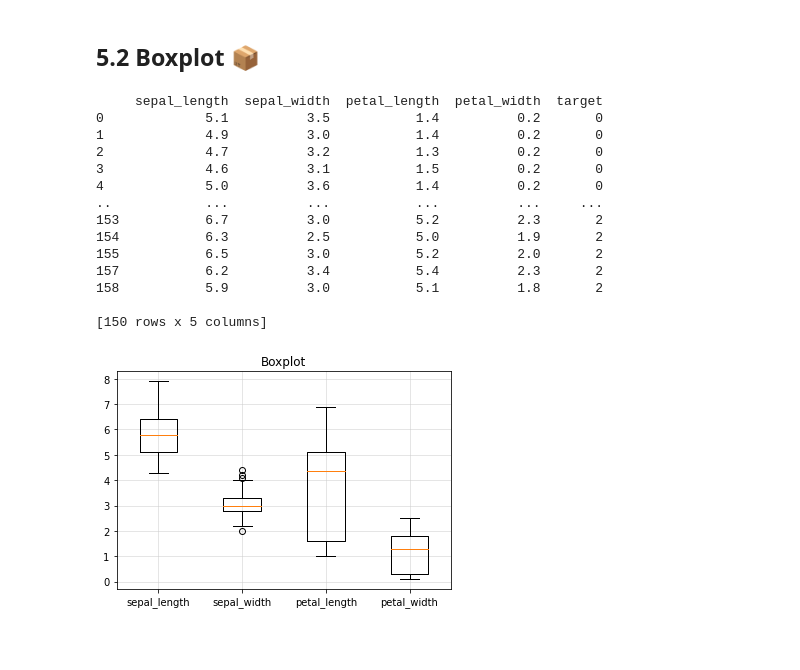
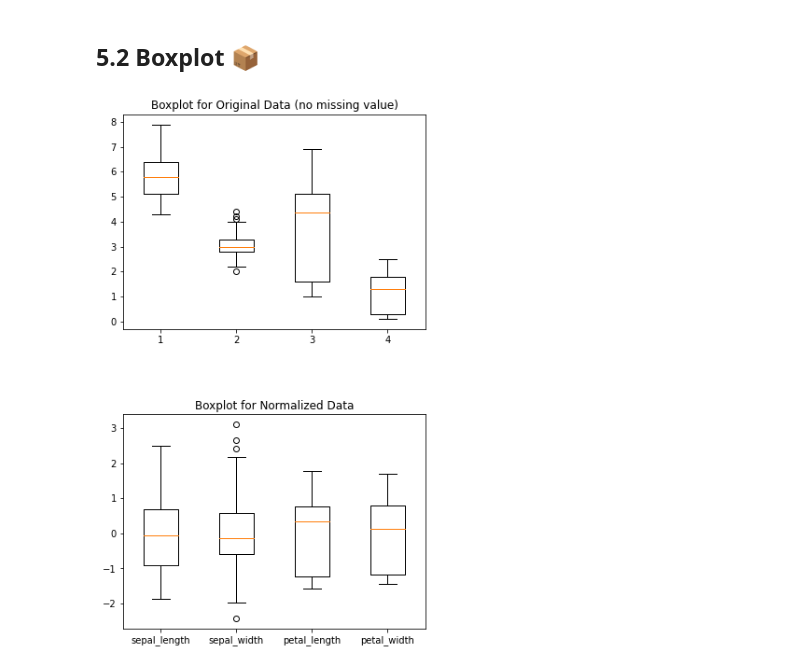
Before and after one commit to amir78729/iris-data-mining, a Jupyter notebook: iris-data-mining.ipynb, the cells around one changed output. Saved outputs shown, nothing was run; the diff lists cells and outputs as text; code cells hidden in the pictures; blank space fills up the shorter version.

Commit message:
fix boxplot

```diff
--- a/iris-data-mining.ipynb
+++ b/iris-data-mining.ipynb
@@ -334,28 +334,25 @@ plt.show()
 [figure]
 # %% [markdown]
 ## 5.2 Boxplot 📦
-# %%
-fig, ax = plt.subplots()
-ax.boxplot([
-    np.array(label_encoded_data)[:,i] for i in range(4)
-])
-plt.grid(color='#ccc', linestyle='-', linewidth=0.5)
-plt.xticks(range(1,5), numeric_features)
-plt.title('Boxplot')
-plt.show()
-# %% [output]
-     sepal_length  sepal_width  petal_length  petal_width  target
-0             5.1          3.5           1.4          0.2       0
-1             4.9          3.0           1.4          0.2       0
-2             4.7          3.2           1.3          0.2       0
-3             4.6          3.1           1.5          0.2       0
-4             5.0          3.6           1.4          0.2       0
-..            ...          ...           ...          ...     ...
-153           6.7          3.0           5.2          2.3       2
-154           6.3          2.5           5.0          1.9       2
-155           6.5          3.0           5.2          2.0       2
-157           6.2          3.4           5.4          2.3       2
-158           5.9          3.0           5.1          1.8       2
-
-[150 rows x 5 columns]
-[figure, removed]
+# %%
+fig, ax = plt.subplots(2, 1)
+ax[0].boxplot([np.array(label_encoded_data)[:,i] for i in range(4)])
+ax[0].set_title("Boxplot for Original Data (no missing value)")
+
+ax[1].boxplot([np.array(scaled_data)[:,i] for i in range(4)])
+ax[1].set_title("Boxplot for Normalized Data")
+
+fig.subplots_adjust(
+    left=0.08,
+    right=0.98,
+    bottom=0.05,
+    top=0.9,
+    hspace=0.4,
+    wspace=0.3
+)
+
+plt.xticks(range(1,5), numeric_features)
+fig.set_size_inches(5, 9)
+plt.show()
+# %% [output]
+[figure, added]
```
